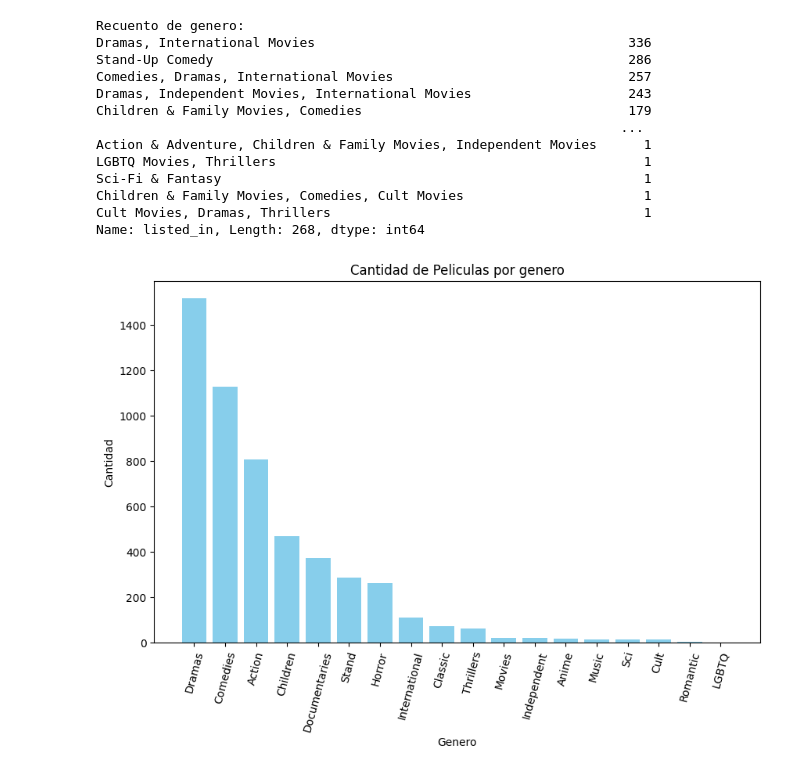
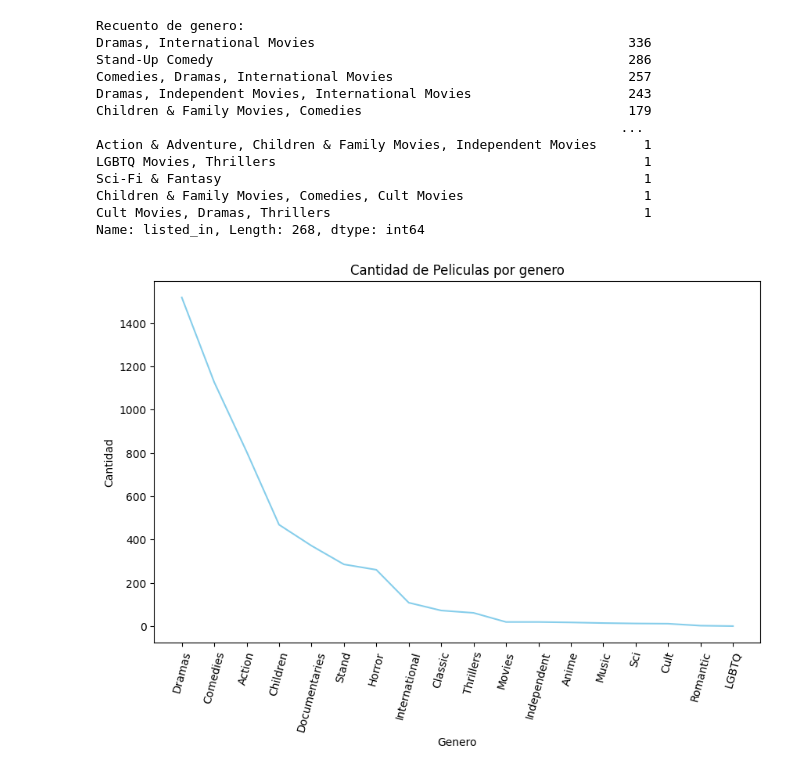
Before and after one commit to Jose1995-S/CANVIA, a Jupyter notebook: netflix.ipynb, the cells around one changed output. Drawn from its saved outputs; the diff is of its cells as text; code cells hidden in the pictures.

```diff
--- a/netflix.ipynb
+++ b/netflix.ipynb
@@ -124,20 +124,20 @@ Name: listed_in, Length: 268, dtype: int64
 # %%
 # Extraiga géneros de la columna 'listed_in'
 movie['genres'] = movie['listed_in'].str.extract('([A-Z]\w{2,})', expand=True)
 
 # Contar las apariciones de cada género
 genre_counts_movie = movie['genres'].value_counts().reset_index()
 
 # Cambie el nombre de las columnas a 'género' y 'recuento'
 genre_counts_movie.columns = ['genre', 'count']
 
 # Crear un diagrama de barras de recuentos de géneros
 plt.figure(figsize=(10, 6))
-plt.bar(genre_counts_movie['genre'], genre_counts_movie['count'], color='skyblue')
+plt.plot(genre_counts_movie['genre'], genre_counts_movie['count'], color='skyblue')
 plt.xlabel('Genero')
 plt.ylabel('Cantidad')
 plt.title('Cantidad de Peliculas por genero')
 plt.xticks(rotation=75)
 plt.show()
 # %% [output]
-[figure, old version]
+[figure, new version]
```
